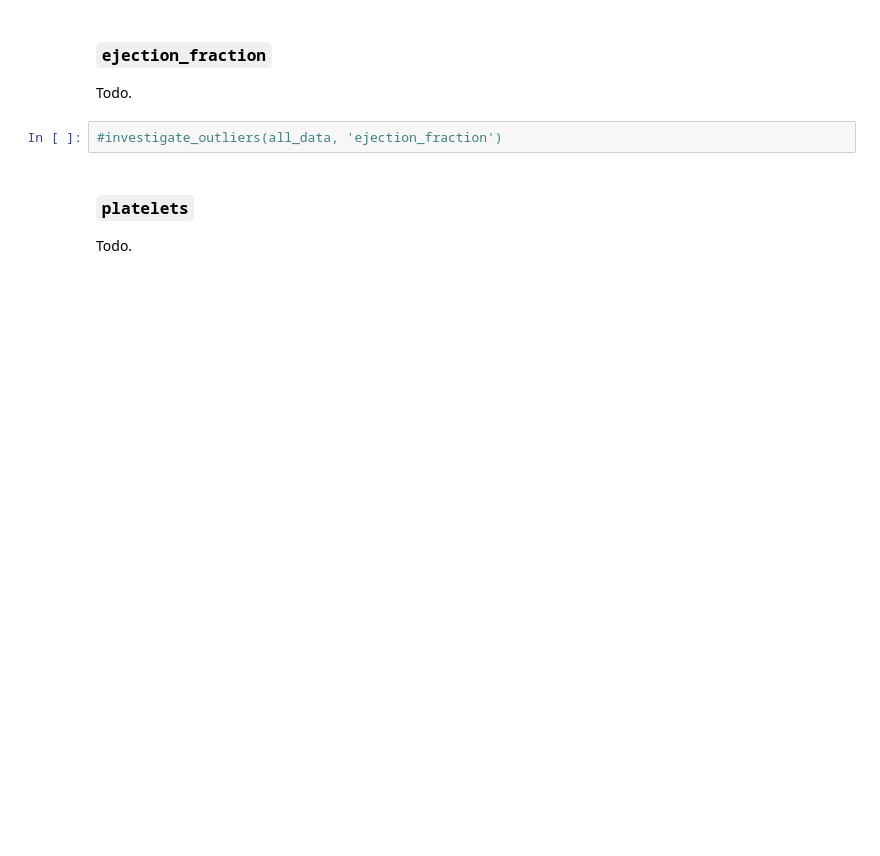
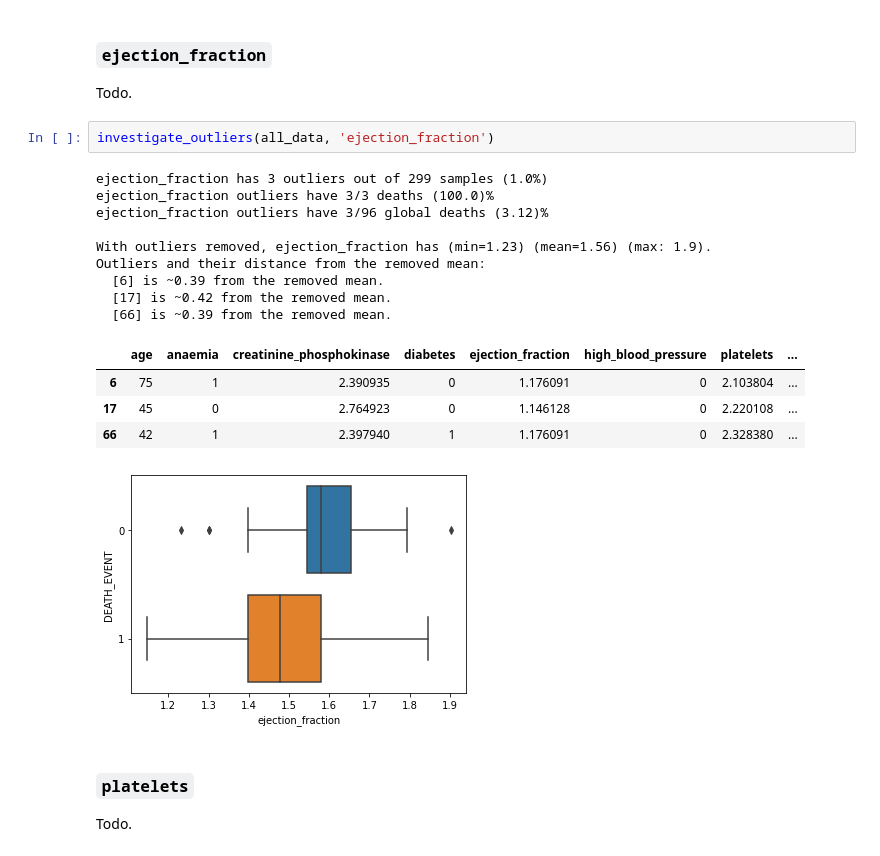
Before and after one commit to KasumiL5x/bu-postdoc-test, a Jupyter notebook: eda-and-cleaning.ipynb, the cells around one changed output. Cells and saved outputs as stored; diff of their text form; blank space fills up the shorter version.

```diff
--- a/eda-and-cleaning.ipynb
+++ b/eda-and-cleaning.ipynb
@@ -288,7 +302,22 @@ Let's begin with `creatinine_phosphokinase`.
 ### `ejection_fraction`
 Todo.
 # %%
-#investigate_outliers(all_data, 'ejection_fraction')
+investigate_outliers(all_data, 'ejection_fraction')
+# %% [output]
+ejection_fraction has 3 outliers out of 299 samples (1.0%)
+ejection_fraction outliers have 3/3 deaths (100.0)%
+ejection_fraction outliers have 3/96 global deaths (3.12)%
+
+With outliers removed, ejection_fraction has (min=1.23) (mean=1.56) (max: 1.9).
+Outliers and their distance from the removed mean:
+  [6] is ~0.39 from the removed mean.
+  [17] is ~0.42 from the removed mean.
+  [66] is ~0.39 from the removed mean.
+|  | age | anaemia | creatinine_phosphokinase | diabetes | ejection_fraction | high_blood_pressure | platelets | ... |
+| 6 | 75 | 1 | 2.390935 | 0 | 1.176091 | 0 | 2.103804 | ... |
+| 17 | 45 | 0 | 2.764923 | 0 | 1.146128 | 0 | 2.220108 | ... |
+| 66 | 42 | 1 | 2.397940 | 1 | 1.176091 | 0 | 2.328380 | ... |
+[figure, added]
 # %% [markdown]
 ### `platelets`
 Todo.
```
Also changed, not shown: parts of 5 cells of this notebook.
